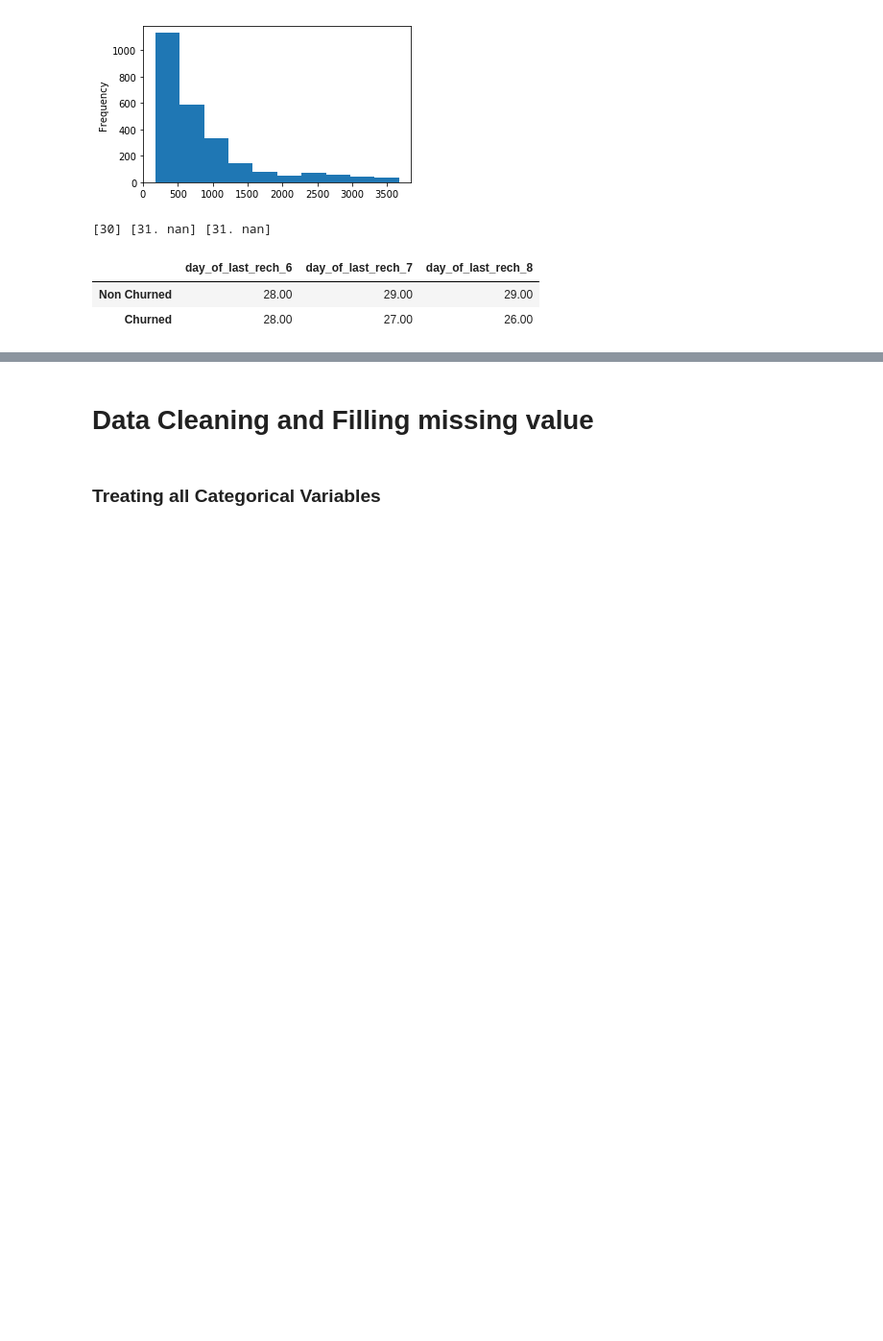
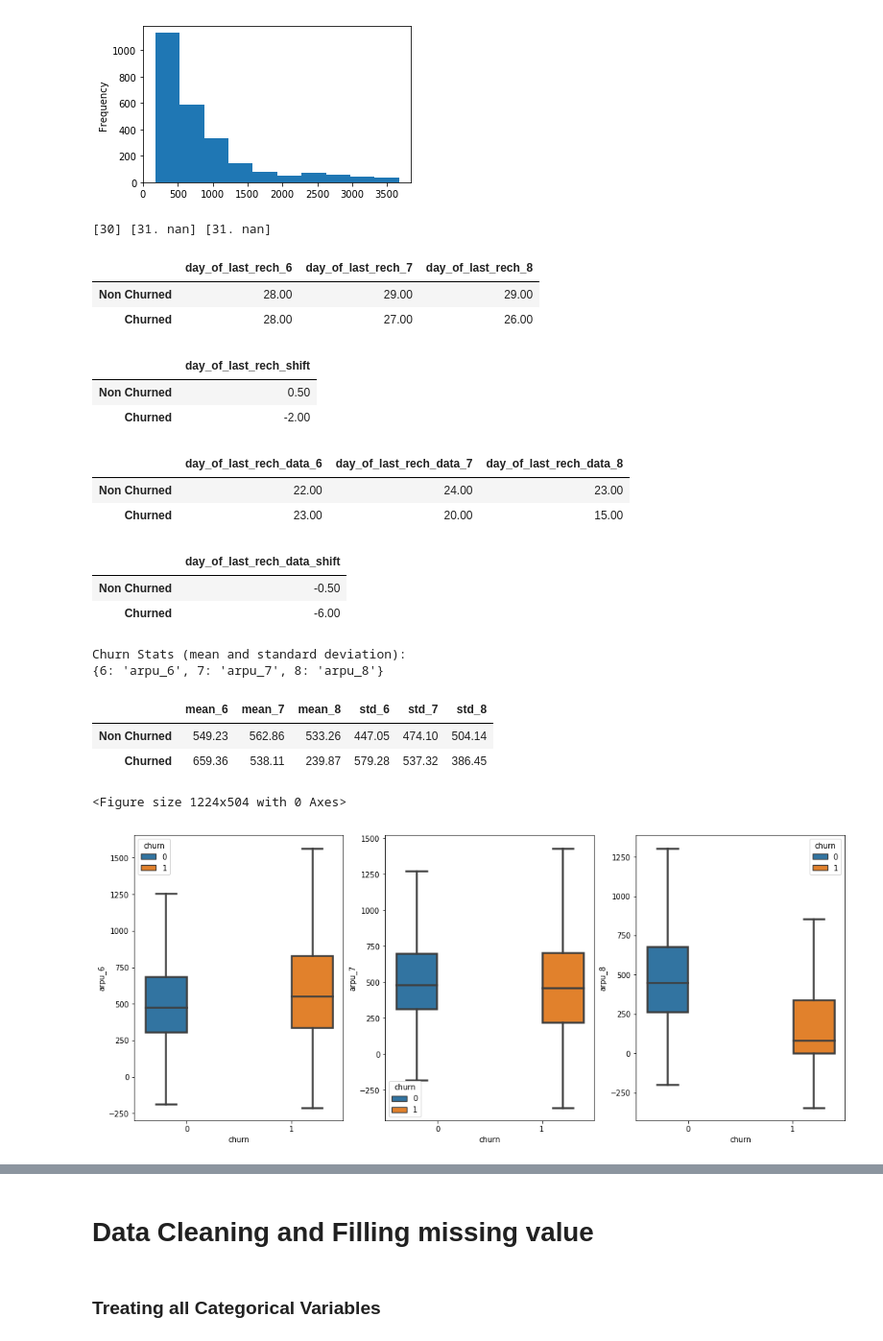
Before and after one commit to asharn/artificial-intelligence, a Jupyter notebook: Telecom Churn - ML Group Case Study/code/Telecom_Churn_Unsupervised_Modelling.ipynb, the cells around one changed output, grey strips where cells are left out. Shown: that part at 96% size. Cells and saved outputs as stored; diff of their text form; code cells hidden in the pictures; blank space fills up the shorter version.

Commit message:
some more boxplot and hist graph added for different features.

```diff
--- a/Telecom Churn - ML Group Case Study/code/Telecom_Churn_Unsupervised_Modelling.ipynb
+++ b/Telecom Churn - ML Group Case Study/code/Telecom_Churn_Unsupervised_Modelling.ipynb
@@ -683,7 +683,69 @@ pd.DataFrame([telecom.loc[telecom.churn==0,dt_of_last_rech_cols].median()
 |  | day_of_last_rech_6 | day_of_last_rech_7 | day_of_last_rech_8 |
 | Non Churned | 28.00 | 29.00 | 29.00 |
 | Churned | 28.00 | 27.00 | 26.00 |
+# %%
+# let's define a new derived column indicating the shift in day of last recharge
+
+telecom['day_of_last_rech_shift'] = telecom.day_of_last_rech_8 -(telecom.day_of_last_rech_6+telecom.day_of_last_rech_7)/2
+
+# let's check how the shift indicates pattern for Churned and non churn customers
+pd.DataFrame([telecom.loc[telecom.churn==0,['day_of_last_rech_shift']].median()
+              ,telecom.loc[telecom.churn==1,['day_of_last_rech_shift']].median()],index={'Non Churned','Churned'})
+# %% [output]
+|  | day_of_last_rech_shift |
+| Non Churned | 0.50 |
+| Churned | -2.00 |
+# %%
+
+
+# let's delete the other colummns derived as are no longer required
+telecom.drop(['day_of_last_rech_6','day_of_last_rech_7','day_of_last_rech_8'],axis=1,inplace=True)
+
+# let's extract the day of last recharge for data
+telecom['day_of_last_rech_data_6'] =  telecom.date_of_last_rech_data_6.dt.day
+telecom['day_of_last_rech_data_7'] =  telecom.date_of_last_rech_data_7.dt.day
+telecom['day_of_last_rech_data_8'] =  telecom.date_of_last_rech_data_8.dt.day
+
+dt_of_last_rech_cols = ['day_of_last_rech_data_6','day_of_last_rech_data_7','day_of_last_rech_data_8']
+
+pd.DataFrame([telecom.loc[telecom.churn==0,dt_of_last_rech_cols].median()
+              ,telecom.loc[telecom.churn==1,dt_of_last_rech_cols].median()],index={'Non Churned','Churned'})
+# %% [output]
+|  | day_of_last_rech_data_6 | day_of_last_rech_data_7 | day_of_last_rech_data_8 |
+| Non Churned | 22.00 | 24.00 | 23.00 |
+| Churned | 23.00 | 20.00 | 15.00 |
 # %%
-# let's define a new derived column indicating the shift in day of last recharge
+# let's define a new derived column indicating the shift in day of last data recharge
 
-telecom['day_of_last_rech_shift'] = telecom.day_of_last_rech_8 -(telecom.day_of_last_rech_6+telecom.day_of_last_rech_7)/2
+telecom['day_of_last_rech_data_shift'] = telecom.day_of_last_rech_data_8 -(telecom.day_of_last_rech_data_6+telecom.day_of_last_rech_data_7)/2
+# %%
+# let's check how the shift indicates pattern for Churned and non churn customers
+pd.DataFrame([telecom.loc[telecom.churn==0,['day_of_last_rech_data_shift']].median()
+              ,telecom.loc[telecom.churn==1,['day_of_last_rech_data_shift']].median()],index={'Non Churned','Churned'})
+# %% [output]
+|  | day_of_last_rech_data_shift |
+| Non Churned | -0.50 |
+| Churned | -6.00 |
+# %%
+# let's delete the other colummns derived as are no longer required
+telecom.drop(['day_of_last_rech_data_6','day_of_last_rech_data_7','day_of_last_rech_data_8'],axis=1,inplace=True)
+
+
+
+# let us drop the date columns as we have derived day of month variables from them
+telecom.drop(['date_of_last_rech_6','date_of_last_rech_7','date_of_last_rech_8'],axis=1,inplace=True)
+telecom.drop(['date_of_last_rech_data_6','date_of_last_rech_data_7','date_of_last_rech_data_8'],axis=1,inplace=True)
+# %%
+# extract columns for average revenue per user
+arpu_cols = telecom.columns[telecom.columns.str.contains('arpu_')]
+
+# analyze arpu
+analyze_feature('arpu')
+# %% [output]
+Churn Stats (mean and standard deviation):
+{6: 'arpu_6', 7: 'arpu_7', 8: 'arpu_8'}
+|  | mean_6 | mean_7 | mean_8 | std_6 | std_7 | std_8 |
+| Non Churned | 549.23 | 562.86 | 533.26 | 447.05 | 474.10 | 504.14 |
+| Churned | 659.36 | 538.11 | 239.87 | 579.28 | 537.32 | 386.45 |
+<Figure size 1224x504 with 0 Axes>
+[figure, added]
```
Also changed, not shown: parts of 13 cells of this notebook.
